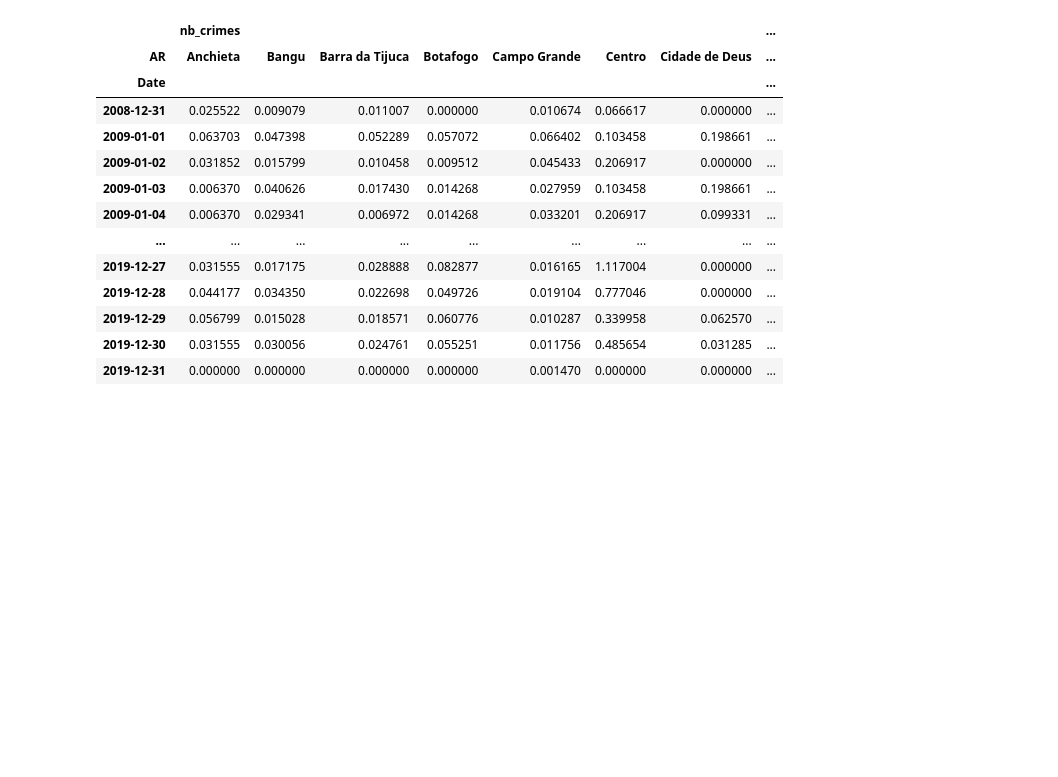
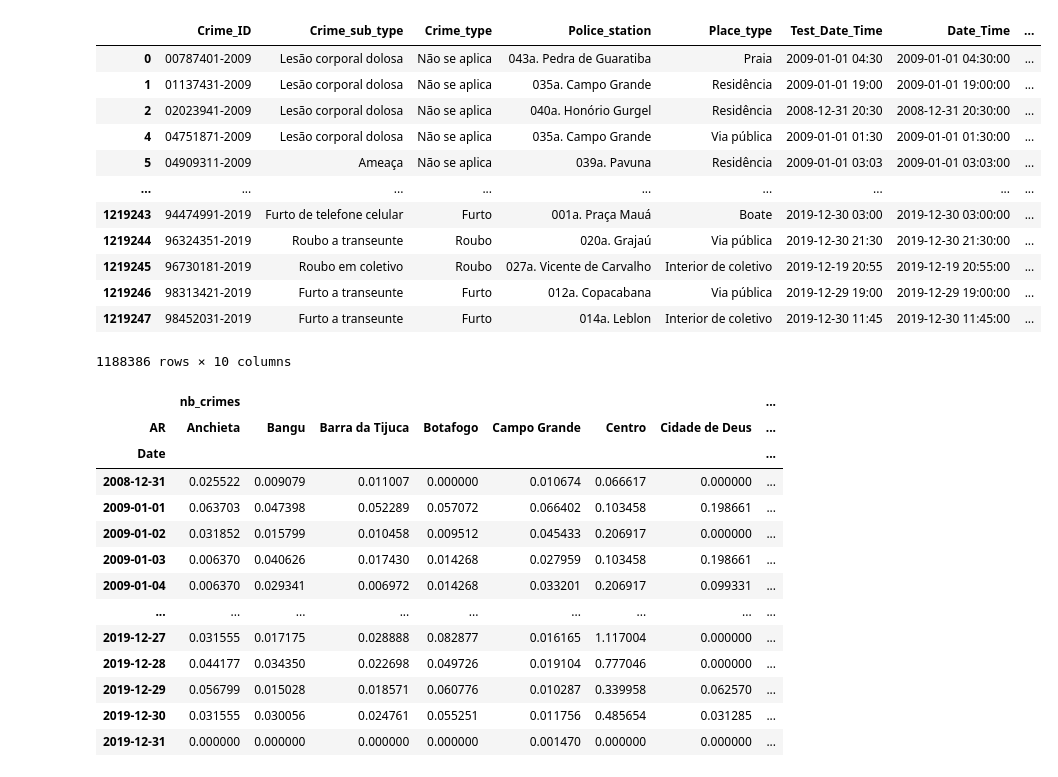
Before and after one commit to black-dalia/event-forecast-rio, a Jupyter notebook: KA_RNN_preproc.ipynb, the cells around one changed output. Saved outputs shown, nothing was run; the diff lists cells and outputs as text; code cells hidden in the pictures; blank space fills up the shorter version.

```diff
--- a/KA_RNN_preproc.ipynb
+++ b/KA_RNN_preproc.ipynb
@@ -19,4 +19,20 @@ preproc_data_n, preproc_data_rate = preproc.get_format(data)
 # %%
 preproc_data_n.to_csv("preproc_data_n.csv")
 preproc_data_rate.to_csv("preproc_data_rate.csv")
+# %%
+data
+# %% [output]
+|  | Crime_ID | Crime_sub_type | Crime_type | Police_station | Place_type | Test_Date_Time | Date_Time | ... |
+| 0 | 00787401-2009 | Lesão corporal dolosa | Não se aplica | 043a. Pedra de Guaratiba | Praia | 2009-01-01 04:30 | 2009-01-01 04:30:00 | ... |
+| 1 | 01137431-2009 | Lesão corporal dolosa | Não se aplica | 035a. Campo Grande | Residência | 2009-01-01 19:00 | 2009-01-01 19:00:00 | ... |
+| 2 | 02023941-2009 | Lesão corporal dolosa | Não se aplica | 040a. Honório Gurgel | Residência | 2008-12-31 20:30 | 2008-12-31 20:30:00 | ... |
+| 4 | 04751871-2009 | Lesão corporal dolosa | Não se aplica | 035a. Campo Grande | Via pública | 2009-01-01 01:30 | 2009-01-01 01:30:00 | ... |
+| 5 | 04909311-2009 | Ameaça | Não se aplica | 039a. Pavuna | Residência | 2009-01-01 03:03 | 2009-01-01 03:03:00 | ... |
+| ... | ... | ... | ... | ... | ... | ... | ... | ... |
+| 1219243 | 94474991-2019 | Furto de telefone celular | Furto | 001a. Praça Mauá | Boate | 2019-12-30 03:00 | 2019-12-30 03:00:00 | ... |
+| 1219244 | 96324351-2019 | Roubo a transeunte | Roubo | 020a. Grajaú | Via pública | 2019-12-30 21:30 | 2019-12-30 21:30:00 | ... |
+| 1219245 | 96730181-2019 | Roubo em coletivo | Roubo | 027a. Vicente de Carvalho | Interior de coletivo | 2019-12-19 20:55 | 2019-12-19 20:55:00 | ... |
+| 1219246 | 98313421-2019 | Furto a transeunte | Furto | 012a. Copacabana | Via pública | 2019-12-29 19:00 | 2019-12-29 19:00:00 | ... |
+| 1219247 | 98452031-2019 | Furto a transeunte | Furto | 014a. Leblon | Interior de coletivo | 2019-12-30 11:45 | 2019-12-30 11:45:00 | ... |
+1188386 rows × 10 columns
 # %%
```
Also changed, not shown: parts of 26 cells of this notebook, 2 other files.
